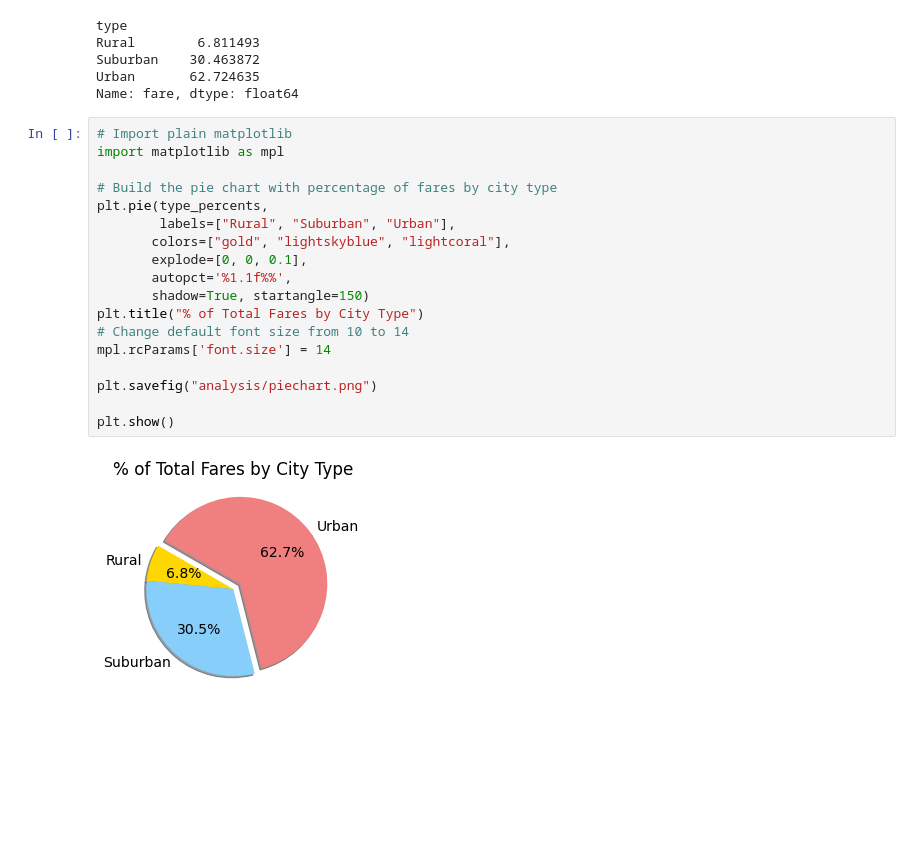
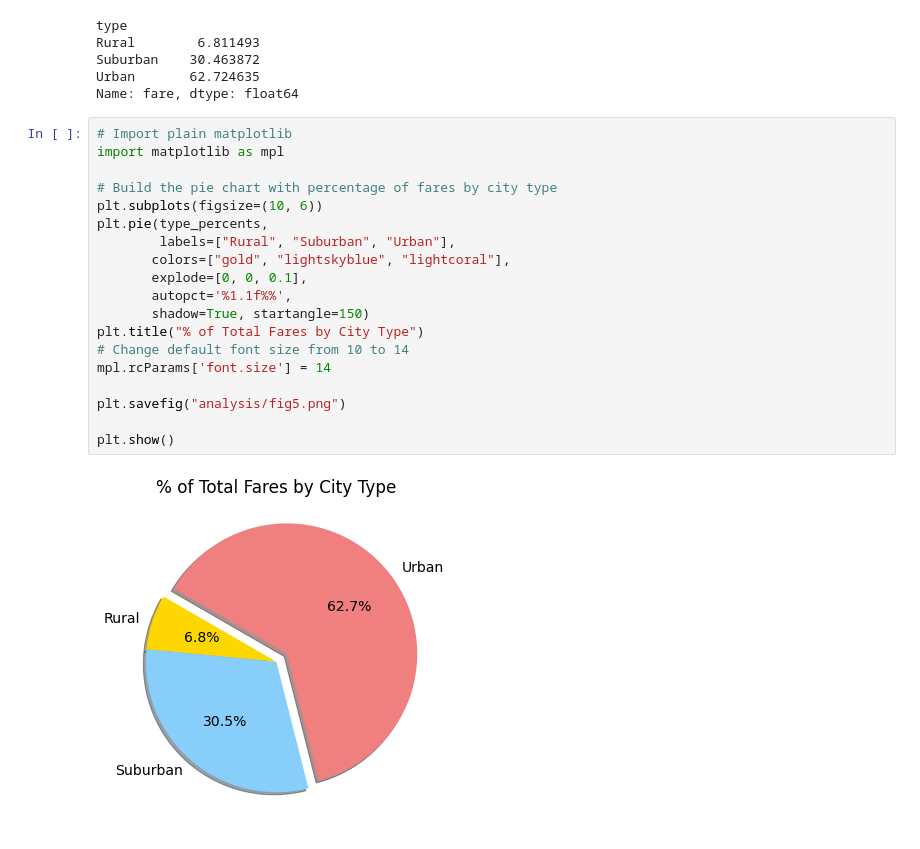
Before and after one commit to caseykotowski/PyBer_Analysis, a Jupyter notebook: PyBer.ipynb, the cells around one changed output. Drawn from its saved outputs; the diff is of its cells as text; blank space fills up the shorter version.

Commit message:
Created pie chart for total ride percentage

```diff
--- a/PyBer.ipynb
+++ b/PyBer.ipynb
@@ -684,20 +684,21 @@ Name: fare, dtype: float64
 # %%
 # Import plain matplotlib
 import matplotlib as mpl
 
 # Build the pie chart with percentage of fares by city type
+plt.subplots(figsize=(10, 6))
 plt.pie(type_percents,
         labels=["Rural", "Suburban", "Urban"],
        colors=["gold", "lightskyblue", "lightcoral"],
        explode=[0, 0, 0.1],
        autopct='%1.1f%%',
        shadow=True, startangle=150)
 plt.title("% of Total Fares by City Type")
 # Change default font size from 10 to 14
 mpl.rcParams['font.size'] = 14
 
-plt.savefig("analysis/piechart.png")
+plt.savefig("analysis/fig5.png")
 
 plt.show()
 # %% [output]
-[figure, old version]
+[figure, new version]
```
Also changed, not shown: parts of 2 cells of this notebook, 2 other files.
